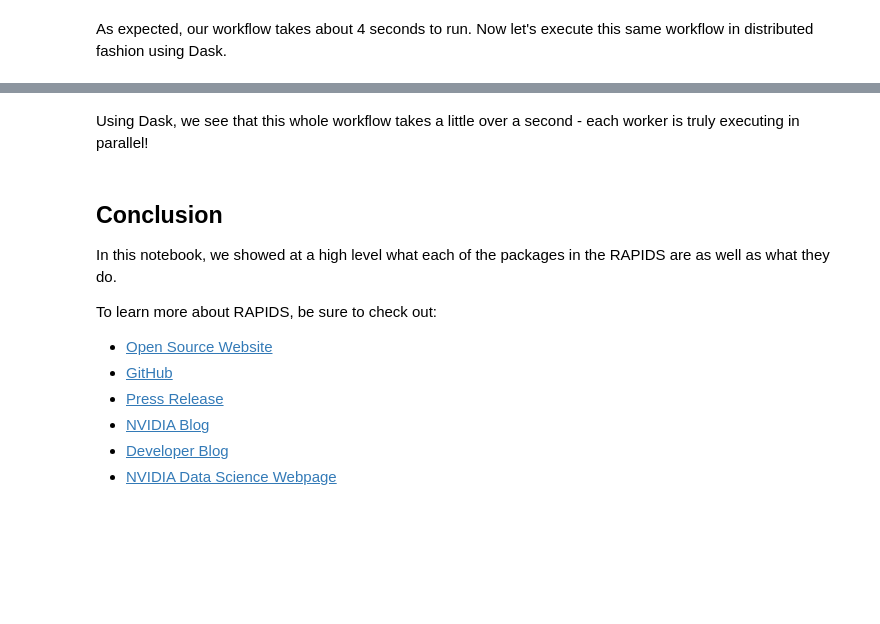
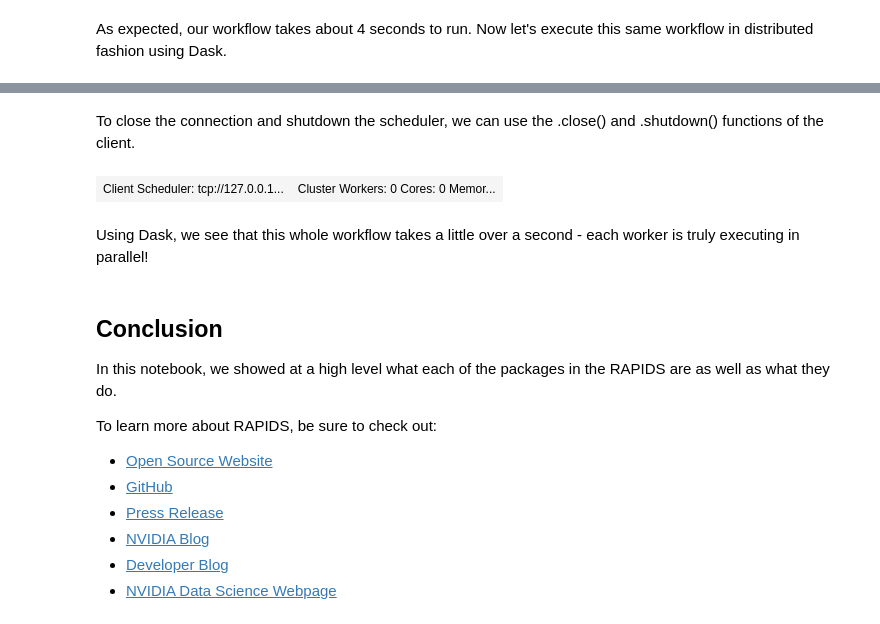
Before and after one commit to Cogntive-Quanta/notebooks-contrib, a Jupyter notebook: getting_started_materials/intro_tutorials_and_guides/01_Introduction_to_RAPIDS.ipynb, the cells around one changed output, grey strips where cells are left out. Drawn from its saved outputs; the diff is of its cells as text; code cells hidden in the pictures; blank space fills up the shorter version.

```diff
--- a/getting_started_materials/intro_tutorials_and_guides/01_Introduction_to_RAPIDS.ipynb
+++ b/getting_started_materials/intro_tutorials_and_guides/01_Introduction_to_RAPIDS.ipynb
@@ -361,3 +361,11 @@ Wall time: 1.03 s
+# %% [markdown]
+To close the connection and shutdown the scheduler, we can use the .close() and .shutdown() functions of the client.
+# %%
+client.shutdown()
+client.close()
+client
+# %% [output]
+| Client Scheduler: tcp://127.0.0.1... | Cluster Workers: 0 Cores: 0 Memor... |
 # %% [markdown]
 Using Dask, we see that this whole workflow takes a little over a second - each worker is truly executing in parallel!
 # %% [markdown]
```
Also changed, not shown: parts of 9 cells of this notebook.
